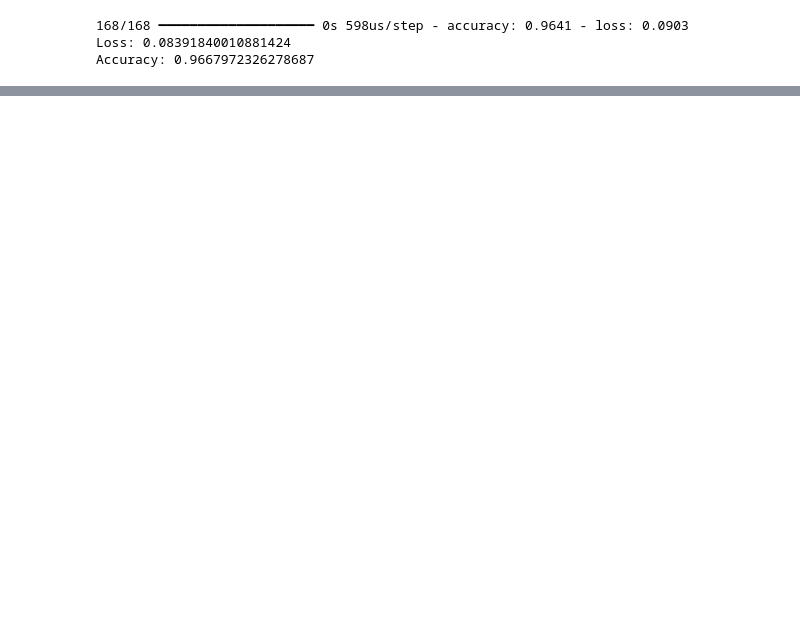
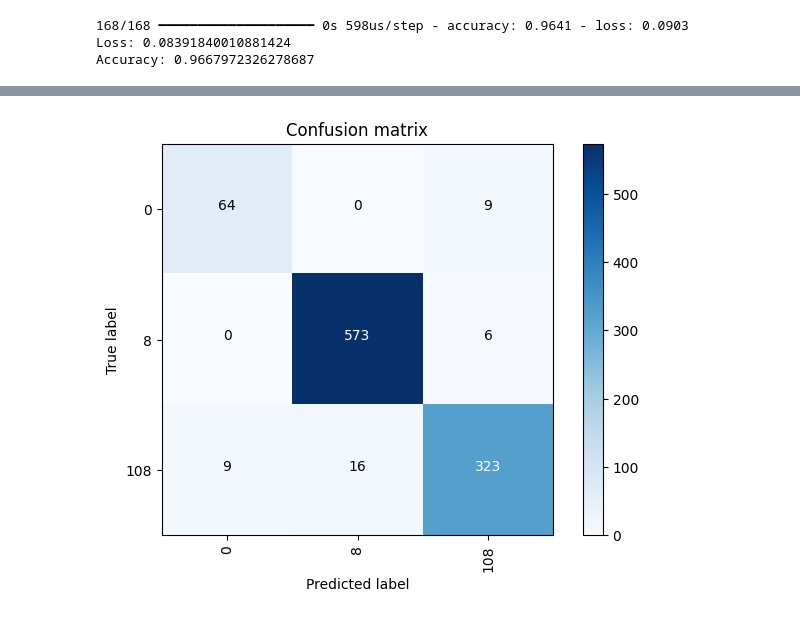
Before and after one commit to sabinaaskerova/TimeCNN-Classification, a Jupyter notebook: TimeSeries_CNN.ipynb, the cells around one changed output, grey strips where cells are left out. Cells and saved outputs as stored; diff of their text form; code cells hidden in the pictures; blank space fills up the shorter version.

Commit message:
increase in filter size gave better performances on random data

```diff
--- a/TimeSeries_CNN.ipynb
+++ b/TimeSeries_CNN.ipynb
@@ -249,3 +248,18 @@ print("Accuracy:", accuracy)
 168/168 ━━━━━━━━━━━━━━━━━━━━ 0s 598us/step - accuracy: 0.9641 - loss: 0.0903
 Loss: 0.08391840010881424
 Accuracy: 0.9667972326278687
+# %%
+random_indices = random.sample(range(len(x_test)), 1000)
+X_test_sample = x_test[random_indices]
+y_test_sample = y_test_encoded[random_indices]
+
+# evaluation of the model on the 1000 samples
+y_pred_model_3 = model_3.predict(X_test_sample)
+# we take the class with the highest probability
+y_pred_classes = np.argmax(y_pred_model_3, axis = 1)
+accuracy_model_3 = accuracy_score(y_test_sample, y_pred_classes)
+precision_model_3 = precision_score(y_test_sample, y_pred_classes, average='weighted')
+recall_model_3 = recall_score(y_test_sample, y_pred_classes, average='weighted')
+f1_score_model_3 = f1_score(y_test_sample, y_pred_classes, average='weighted')
+conf_matrix_model_3 = confusion_matrix(y_test_sample, y_pred_classes)
+accuracy_model_3, precision_model_3, recall_model_3, f1_score_model_3, conf_matrix_model_3
@@ -251,0 +275,4 @@ Accuracy: 0.9667972326278687
+# %%
+plot_confusion_matrix(conf_matrix_model_3, classes = [0, 8, 108])
+# %% [output]
+[figure, added]
```
Also changed, not shown: parts of 15 cells of this notebook.
